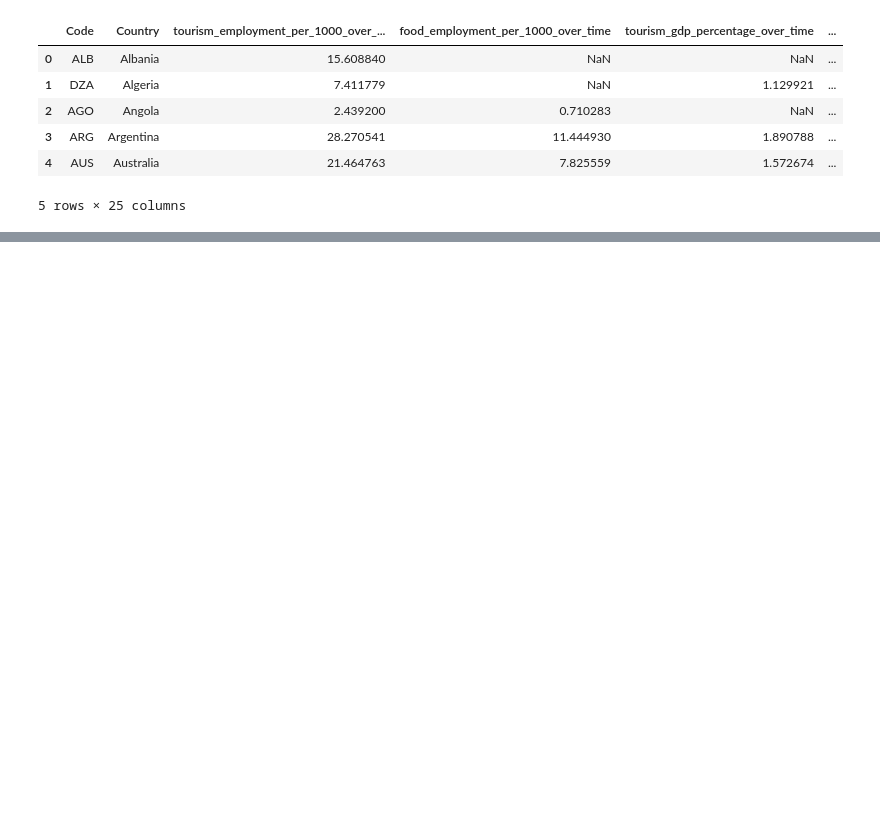
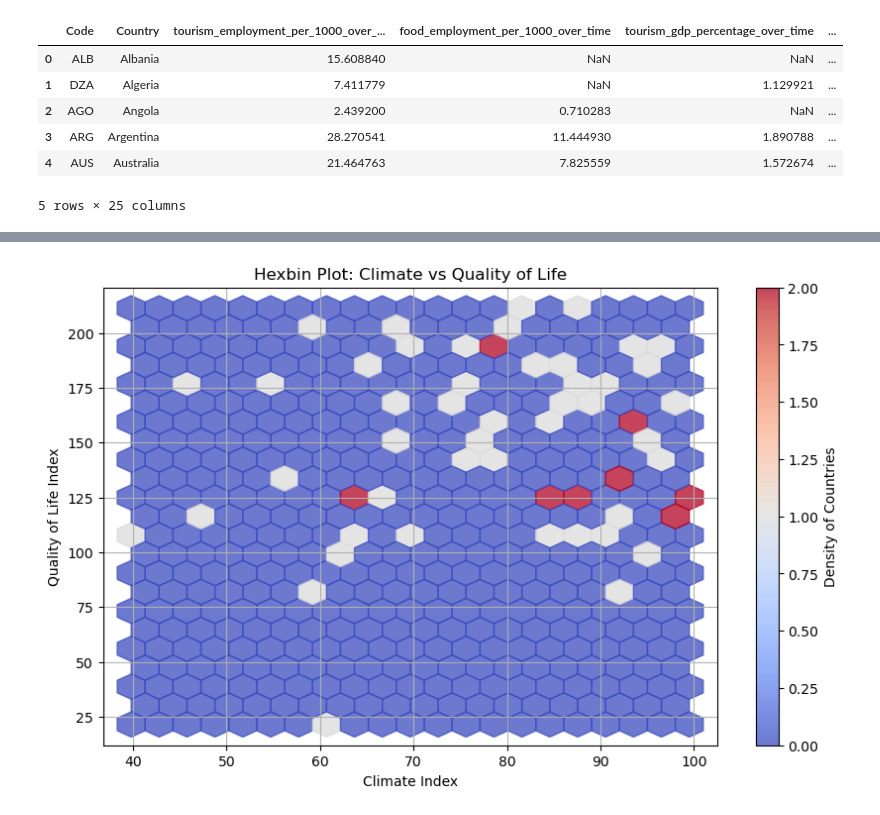
Before and after one commit to IuliaBunescu/tourism_clustering_project, a Jupyter notebook: EDA/roxana.ipynb, the cells around one changed output, grey strips where cells are left out. Cells and saved outputs as stored; diff of their text form; code cells hidden in the pictures; blank space fills up the shorter version.

```diff
--- a/EDA/roxana.ipynb
+++ b/EDA/roxana.ipynb
@@ -20,0 +72,22 @@ KeyError: 'value'
+# %%
+data = df[['Climate Index_quality_of_life_index', 'Quality of Life Index_quality_of_life_index']].dropna()
+
+data.rename(columns={
+    'Climate Index_quality_of_life_index': 'Climate Index',
+    'Quality of Life Index_quality_of_life_index': 'Quality of Life Index'
+}, inplace=True)
+
+plt.figure(figsize=(10, 6))
+plt.hexbin(
+    data['Climate Index'],
+    data['Quality of Life Index'],
+    gridsize=20, cmap='coolwarm', alpha=0.75
+)
+plt.colorbar(label="Density of Countries")
+plt.xlabel("Climate Index")
+plt.ylabel("Quality of Life Index")
+plt.title("Hexbin Plot: Climate vs Quality of Life")
+plt.grid(True)
+plt.show()
+# %% [output]
+[figure, added]
```
Also changed, not shown: parts of 6 cells of this notebook.
